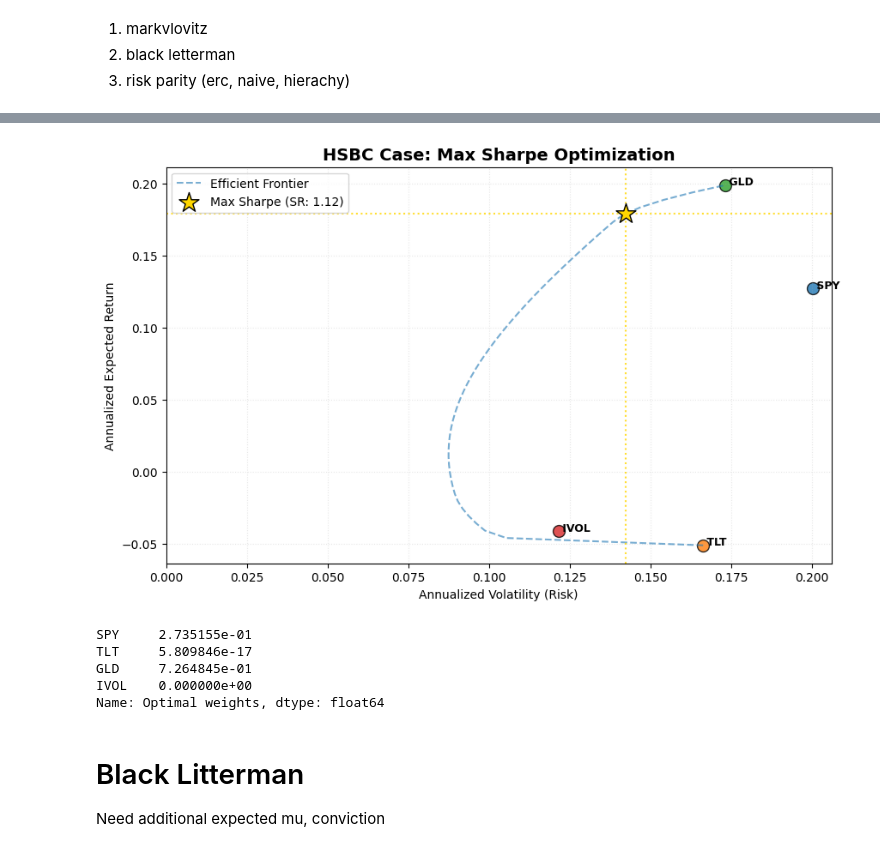
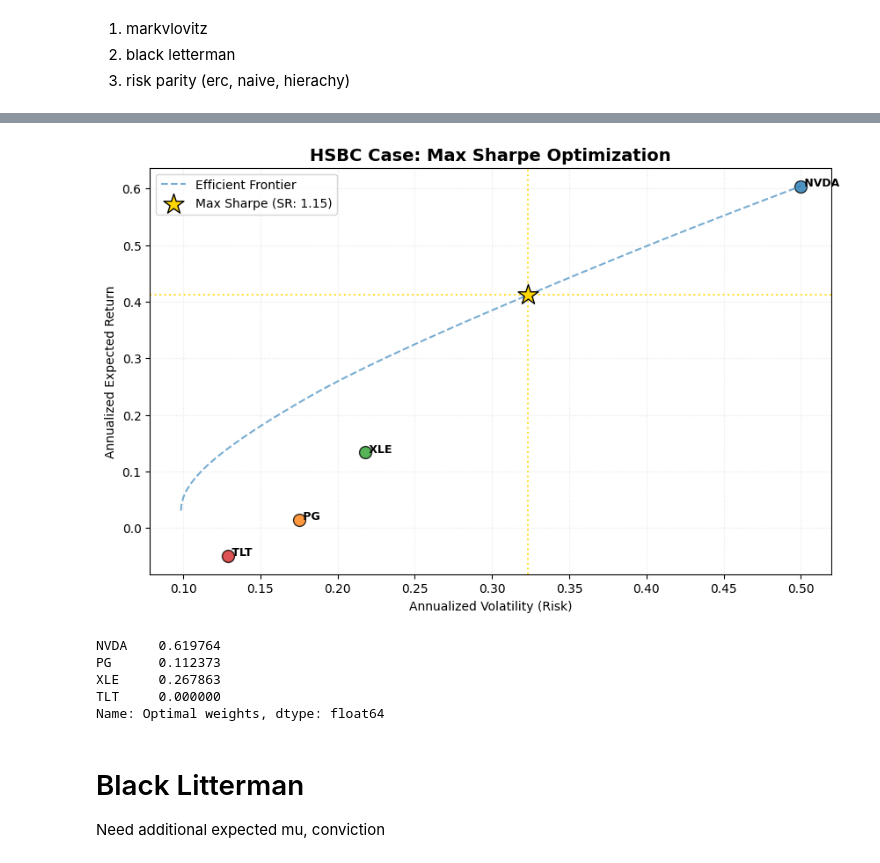
Before and after one commit to SJEGoh/Portfolio-Optimizer, a Jupyter notebook: src/report.ipynb, the cells around one changed output, grey strips where cells are left out. Cells and saved outputs as stored; diff of their text form; code cells hidden in the pictures.

```diff
--- a/src/report.ipynb
+++ b/src/report.ipynb
@@ -11,7 +14,8 @@ import matplotlib.pyplot as plt
 # %%
-basket = ["SPY", "TLT", "GLD", "IVOL"]
-start_date = "2015-01-01"
+basket = ["NVDA", "PG", "XLE", "TLT"]
+start_date = "2024-01-01"
 # %%
 cv, _ = get_matrices(basket, start_date = start_date)
 # %%
-mu = get_ticker_expected_returns(basket, start_date = start_date)
+stats = get_ticker_expected(basket, start_date = start_date)
+stats
@@ -18,15 +28,15 @@ mu = get_ticker_expected_returns(basket, start_date = start_date)
 # %%
-fig, weights = plot_efficient_frontier(mu, cv, basket, find_max_sharpe = True)
+fig, weights = plot_efficient_frontier(stats, cv, basket, find_max_sharpe = True)
 plt.show()
 # %% [output]
-[figure, old version]
+[figure, new version]
 # %%
 weights
 # %% [output]
-SPY     2.735155e-01
-TLT     5.809846e-17
-GLD     7.264845e-01
-IVOL    0.000000e+00
+NVDA    0.619764
+PG      0.112373
+XLE     0.267863
+TLT     0.000000
 Name: Optimal weights, dtype: float64
 # %% [markdown]
 # Black Litterman
```
Also changed, not shown: parts of 19 cells of this notebook, 2 other files.
